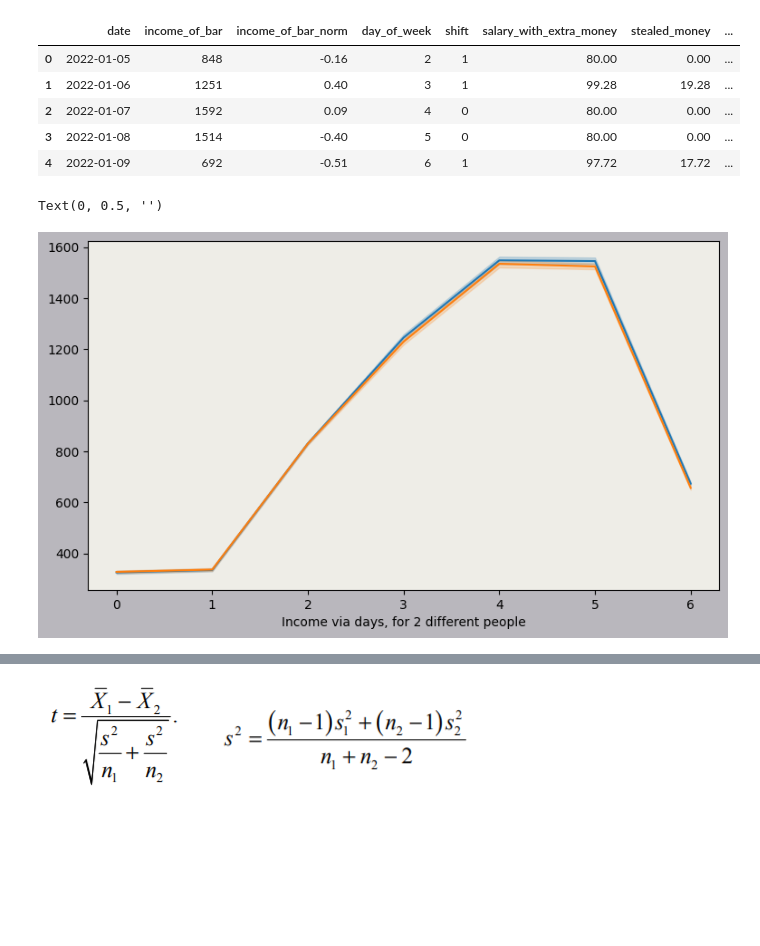
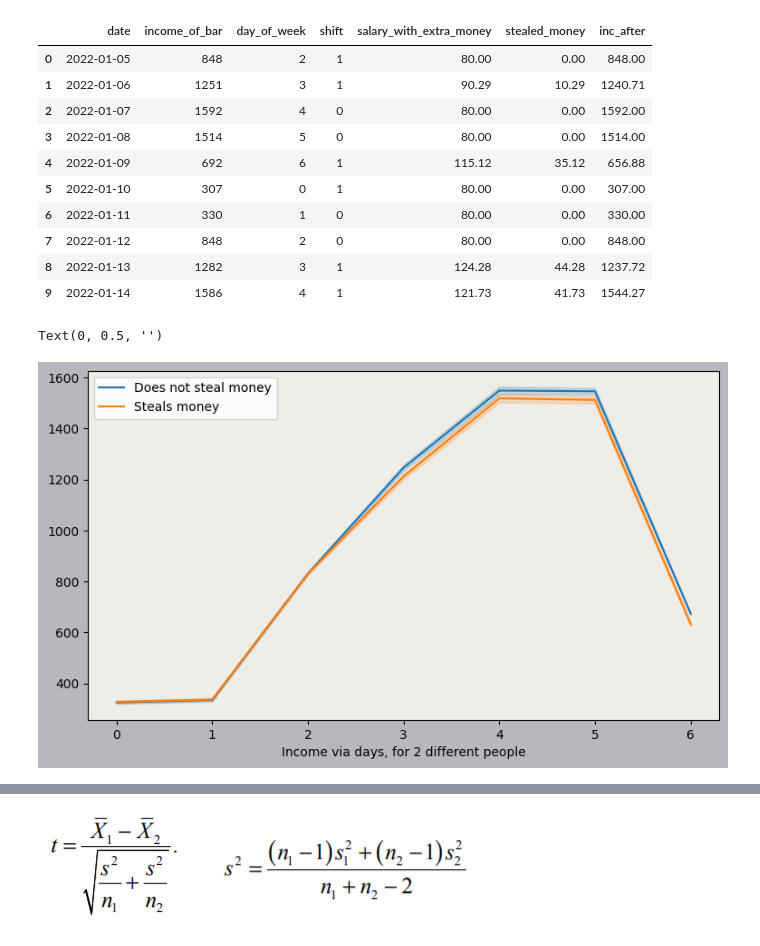
Before and after one commit to Aleksandr-ds17/EDA_Vizual, a Jupyter notebook: Theft/stealing_model.ipynb, the cells around one changed output, grey strips where cells are left out. Saved outputs shown, nothing was run; the diff lists cells and outputs as text; code cells hidden in the pictures; blank space fills up the shorter version.

Commit message:
final, I got trust interval

```diff
--- a/Theft/stealing_model.ipynb
+++ b/Theft/stealing_model.ipynb
@@ -19,13 +19,6 @@ df = pd.DataFrame({'date': [start_date + timedelta(days=i) for i in range((end_d
 value_intervals = {0: range(300, 351), 1: range(310, 360), 2: range(810, 850), 3: range(1200, 1300),
                    4: range(1500, 1600), 5: range(1500, 1600), 6: range(650, 700)}
 df['income_of_bar'] = df['date'].dt.weekday.map(lambda x: np.random.choice(value_intervals[x]))
-# to bring it to normal distribution
-transformed_values = {}
-for key, value_range in value_intervals.items():
-    quantiles = np.linspace(0, 1, len(value_range))
-    transformed_values[key] = [round(norm.ppf(q), 2) for q in quantiles]
-df['income_of_bar_norm'] = df['date'].dt.weekday.map(lambda x: np.random.choice(transformed_values[x]))
-
 df['day_of_week'] = df['date'].dt.day_of_week
 
 # work shift 2 work 2 off
@@ -34,30 +27,36 @@ df['shift'] = [next(sequence) for i in range(len(df))]
 
 # if it is Thursday and after, and one of the person steals money + 40 % of his salary
 df['salary_with_extra_money'] = df.apply(lambda row: 80 if (row['day_of_week'] < 3 or row['shift'] == 0) else \
-    80 * np.random.uniform(1, 1.4), axis=1).apply(lambda x: round(x, 2))
+    80 * np.random.uniform(1, 1.8), axis=1).apply(lambda x: round(x, 2))
 
 # to check stealed money
 df['stealed_money'] = df['salary_with_extra_money'] - 80
 df['inc_after'] = df['income_of_bar'] - df['stealed_money']
 
-df.head()
+df.head(10)
 # %% [output]
-|  | date | income_of_bar | income_of_bar_norm | day_of_week | shift | salary_with_extra_money | stealed_money | ... |
-| 0 | 2022-01-05 | 848 | -0.16 | 2 | 1 | 80.00 | 0.00 | ... |
-| 1 | 2022-01-06 | 1251 | 0.40 | 3 | 1 | 99.28 | 19.28 | ... |
-| 2 | 2022-01-07 | 1592 | 0.09 | 4 | 0 | 80.00 | 0.00 | ... |
-| 3 | 2022-01-08 | 1514 | -0.40 | 5 | 0 | 80.00 | 0.00 | ... |
-| 4 | 2022-01-09 | 692 | -0.51 | 6 | 1 | 97.72 | 17.72 | ... |
+|  | date | income_of_bar | day_of_week | shift | salary_with_extra_money | stealed_money | inc_after |
+| 0 | 2022-01-05 | 848 | 2 | 1 | 80.00 | 0.00 | 848.00 |
+| 1 | 2022-01-06 | 1251 | 3 | 1 | 90.29 | 10.29 | 1240.71 |
+| 2 | 2022-01-07 | 1592 | 4 | 0 | 80.00 | 0.00 | 1592.00 |
+| 3 | 2022-01-08 | 1514 | 5 | 0 | 80.00 | 0.00 | 1514.00 |
+| 4 | 2022-01-09 | 692 | 6 | 1 | 115.12 | 35.12 | 656.88 |
+| 5 | 2022-01-10 | 307 | 0 | 1 | 80.00 | 0.00 | 307.00 |
+| 6 | 2022-01-11 | 330 | 1 | 0 | 80.00 | 0.00 | 330.00 |
+| 7 | 2022-01-12 | 848 | 2 | 0 | 80.00 | 0.00 | 848.00 |
+| 8 | 2022-01-13 | 1282 | 3 | 1 | 124.28 | 44.28 | 1237.72 |
+| 9 | 2022-01-14 | 1586 | 4 | 1 | 121.73 | 41.73 | 1544.27 |
 # %%
 fig, ax = plt.subplots(figsize=(9, 5), facecolor = '#B9B7BD')
-sns.lineplot(df[df['shift'] == 0], x = 'day_of_week', y = 'inc_after')
-sns.lineplot(df[df['shift'] == 1], x = 'day_of_week', y = 'inc_after')
+sns.lineplot(df[df['shift'] == 0], x = 'day_of_week', y = 'inc_after', label = 'Does not steal money')
+
+sns.lineplot(df[df['shift'] == 1], x = 'day_of_week', y = 'inc_after', label = 'Steals money')
 ax.set_facecolor("#EEEDE7")
 ax.set_xlabel('Income via days, for 2 different people')
 ax.set_ylabel('')
 # %% [output]
 Text(0, 0.5, '')
-[figure, old version]
+[figure, new version]
 # %%
 days_of_week_dict = {0: 'Monday',1: 'Tuesday',2: 'Wednesday',
                     3: 'Thursday',4: 'Friday',5: 'Saturday', 6: 'Sunday'}
```
Also changed, not shown: parts of 5 cells of this notebook.
